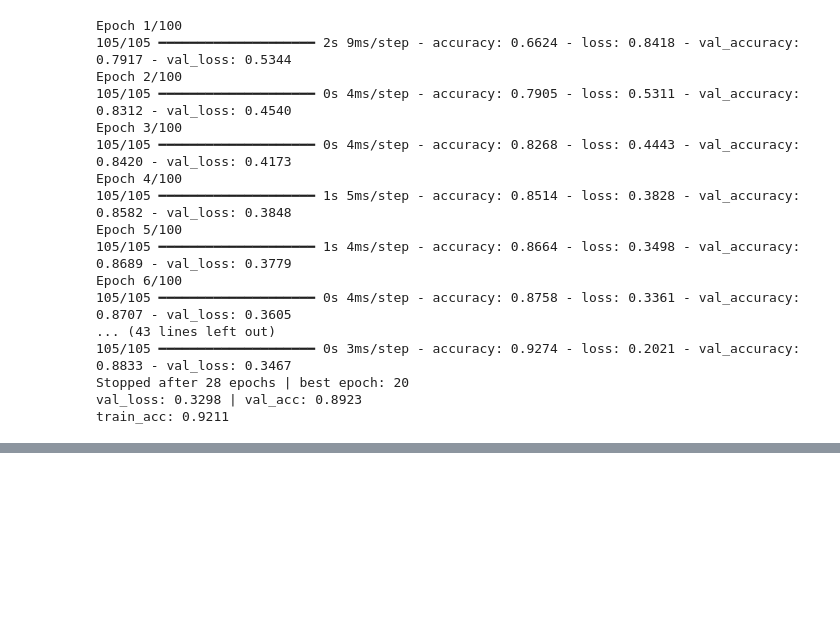
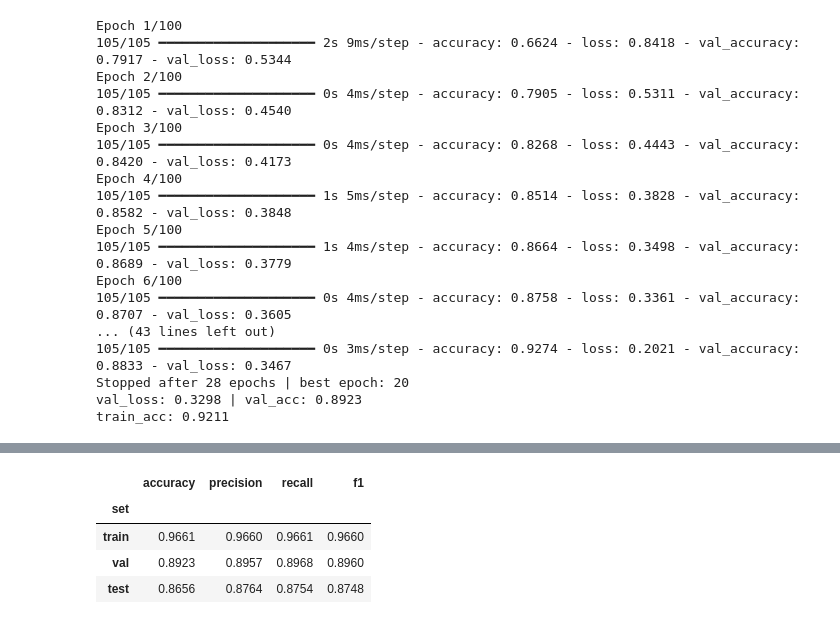
Before and after one commit to abdoelhadere-bit/BrainScan-V2, a Jupyter notebook: notebook/note.ipynb, the cells around one changed output, grey strips where cells are left out. Drawn from its saved outputs; the diff is of its cells as text; code cells hidden in the pictures; blank space fills up the shorter version.

```diff
--- a/notebook/note.ipynb
+++ b/notebook/note.ipynb
@@ -581,0 +630,17 @@ train_acc: 0.9211
+# %%
+rows = []
+for name, X, y in [('train', X_train, y_train), ('val', X_val, y_val), ('test', X_test, y_test)]:
+    yt = y.argmax(axis=1)
+    yp = head.predict(X, verbose=0).argmax(axis=1)
+    p, r, f1, _ = precision_recall_fscore_support(yt, yp, average='macro', zero_division=0)
+    rows.append({'set': name, 'accuracy': accuracy_score(yt, yp),
+                 'precision': p, 'recall': r, 'f1': f1})
+
+compare_df = pd.DataFrame(rows).set_index('set')
+display(compare_df.round(4))
+# %% [output]
+|  | accuracy | precision | recall | f1 |
+| set |  |  |  |  |
+| train | 0.9661 | 0.9660 | 0.9661 | 0.9660 |
+| val | 0.8923 | 0.8957 | 0.8968 | 0.8960 |
+| test | 0.8656 | 0.8764 | 0.8754 | 0.8748 |
```
Also changed, not shown: parts of 2 cells of this notebook.
